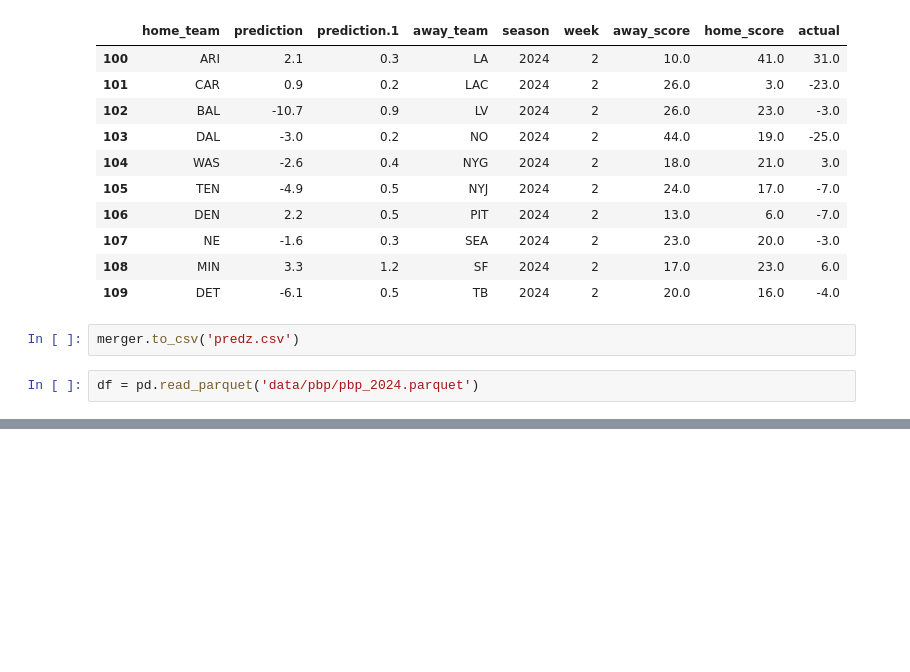
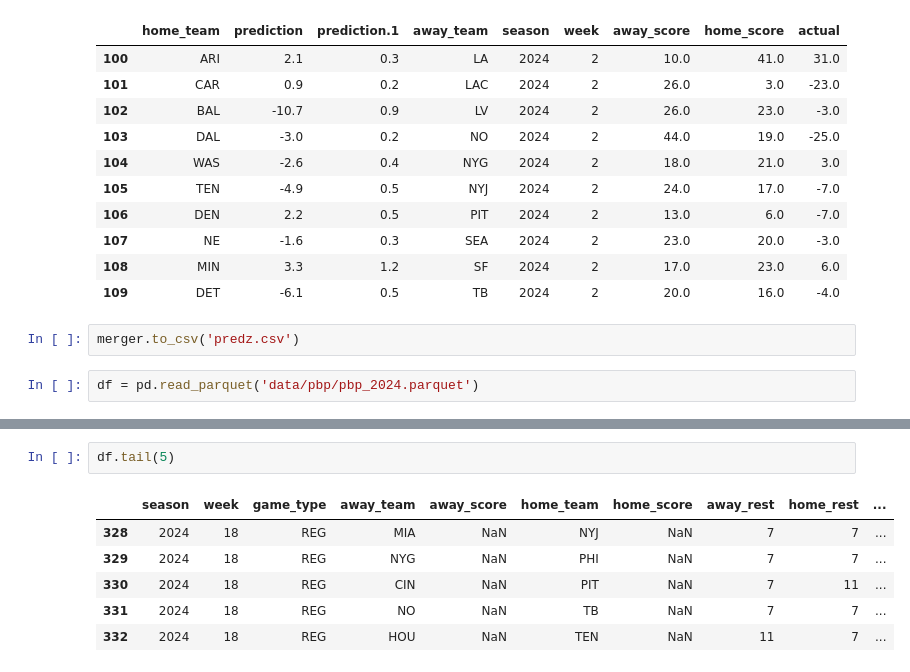
Before and after one commit to jbenr/NFL, a Jupyter notebook: Untitled.ipynb, the cells around one changed output, grey strips where cells are left out. Saved outputs shown, nothing was run; the diff lists cells and outputs as text; blank space fills up the shorter version.

```diff
--- a/Untitled.ipynb
+++ b/Untitled.ipynb
@@ -119,0 +143,9 @@ df.head(10)
+# %%
+df.tail(5)
+# %% [output]
+|  | season | week | game_type | away_team | away_score | home_team | home_score | away_rest | home_rest | ... |
+| 328 | 2024 | 18 | REG | MIA | NaN | NYJ | NaN | 7 | 7 | ... |
+| 329 | 2024 | 18 | REG | NYG | NaN | PHI | NaN | 7 | 7 | ... |
+| 330 | 2024 | 18 | REG | CIN | NaN | PIT | NaN | 7 | 11 | ... |
+| 331 | 2024 | 18 | REG | NO | NaN | TB | NaN | 7 | 7 | ... |
+| 332 | 2024 | 18 | REG | HOU | NaN | TEN | NaN | 11 | 7 | ... |
```
Also changed, not shown: parts of 4 cells of this notebook, 2 other files.
